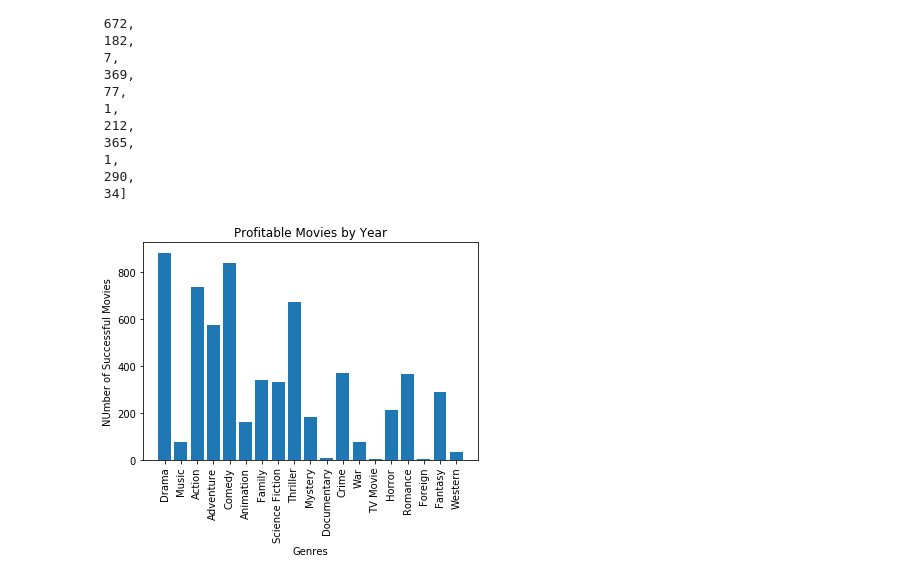
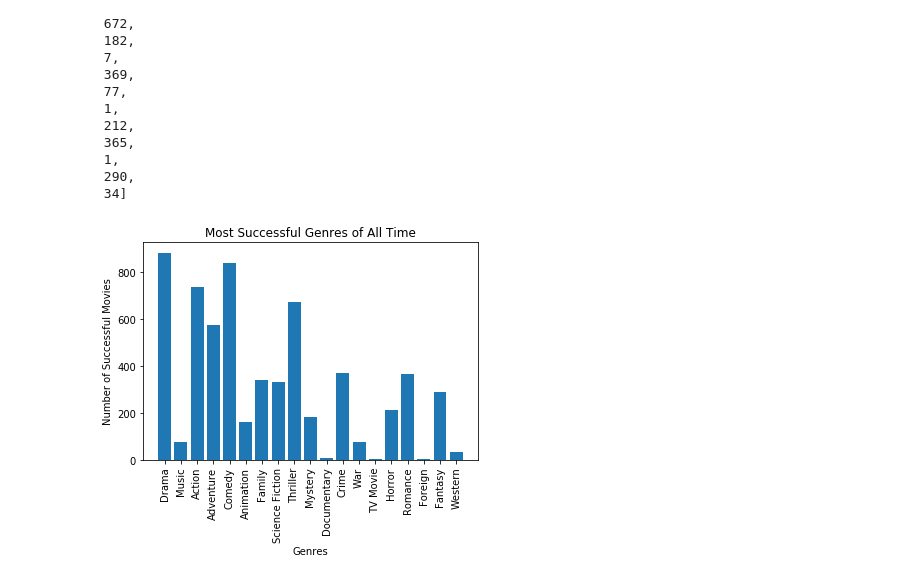
Before and after one commit to tadegbenro/Udacity_NAND_MovieDataAnalysis, a Jupyter notebook: Movie Data Investigations and Analysis.ipynb, the cells around one changed output. Cells and saved outputs as stored; diff of their text form; code cells hidden in the pictures.

```diff
--- a/Movie Data Investigations and Analysis.ipynb
+++ b/Movie Data Investigations and Analysis.ipynb
@@ -629,9 +621,9 @@ genre_count
 # %%
 #Visualize most successful genres
 plt.bar(genres.columns, genre_count)
-plt.title("Profitable Movies by Year")
+plt.title("Most Successful Genres of All Time")
 plt.xlabel("Genres")
-plt.ylabel("NUmber of Successful Movies")
+plt.ylabel("Number of Successful Movies")
 plt.xticks(rotation=90);
 # %% [output]
-[figure, old version]
+[figure, new version]
```
Also changed, not shown: parts of 7 cells of this notebook.
